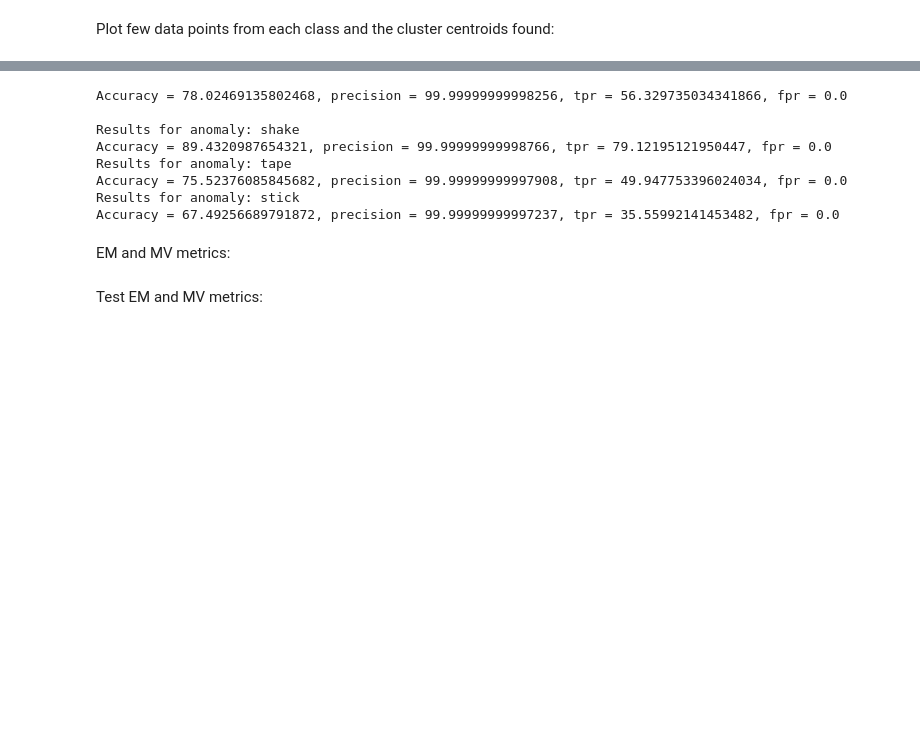
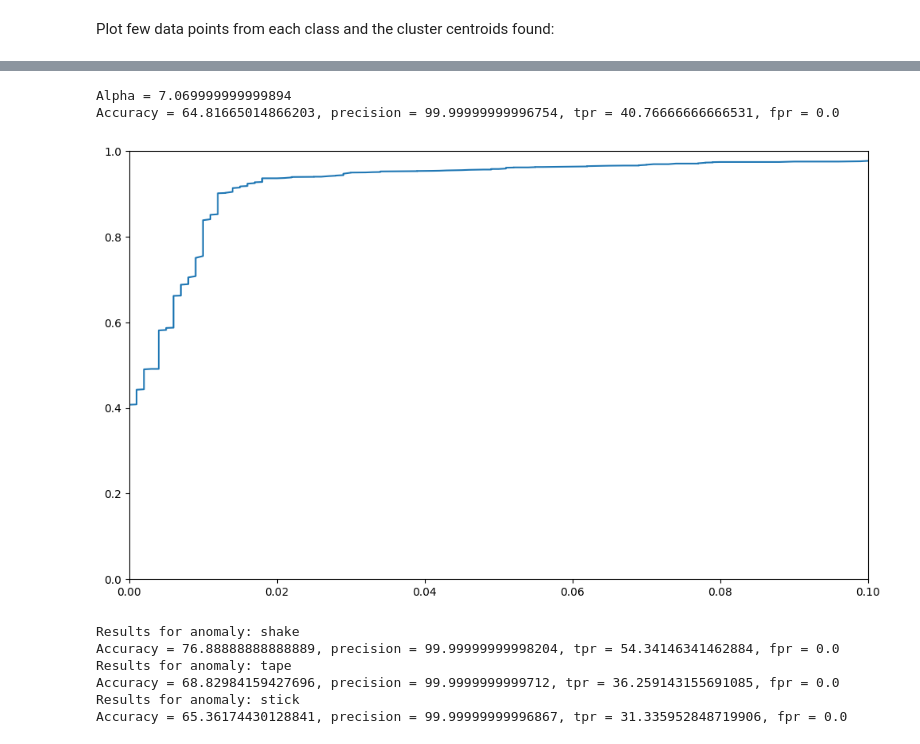
Before and after one commit to mizolotu/tiny_ml, a Jupyter notebook: fan_anomaly_detection.ipynb, the cells around one changed output, grey strips where cells are left out. Saved outputs shown, nothing was run; the diff lists cells and outputs as text; code cells hidden in the pictures; blank space fills up the shorter version.

```diff
--- a/fan_anomaly_detection.ipynb
+++ b/fan_anomaly_detection.ipynb
@@ -303,44 +303,56 @@ reals[np.where(Y_te != normal_behavior)] = 1
 
 fpr = 100
 alpha = 0
+alpha_max = 100
 alpha_step = 0.01
+fprs, tprs = [], []
 while (fpr > 0):
     dist_thrs = np.zeros(nclusters_max)
     for k in range(nclusters_max):
         idx = np.where(cl_labels_va == k)[0]
         dist_thrs[k] = np.mean(dists_va[idx]) + alpha * np.std(dists_va[idx])
     pred_thrs = dist_thrs[cl_labels_te]
     predictions = np.zeros(nte)
     predictions[np.where(dists_te > pred_thrs)[0]] = 1
-    fpr = len(np.where((predictions == 1) & (reals == 0))[0]) / (1e-10 + len(np.where(reals == 0)[0])) * 100
+    fpr = len(np.where((predictions == 1) & (reals == 0))[0]) / (1e-10 + len(np.where(reals == 0)[0]))
+    tpr = len(np.where((predictions == 1) & (reals == 1))[0]) / (1e-10 + len(np.where(reals == 1)[0]))
+    fprs.append(fpr)
+    tprs.append(tpr)
     alpha += alpha_step
-print(f'Accuracy = {accuracy}, precision = {precision}, tpr = {tpr}, fpr = {fpr}\n')
+alpha_best = alpha
+print(f'Alpha = {alpha_best}\nAccuracy = {accuracy}, precision = {precision}, tpr = {tpr * 100}, fpr = {fpr * 100}\n')
+
+pp.figure(figsize=(12,7))
+pp.plot(np.array(fprs), np.array(tprs))
+pp.xlim([0, 0.1])
+pp.ylim([0, 1])
+pp.show()
+pp.close()
 
 for i, anomaly in enumerate(anomalies):
     print(f'Results for anomaly: {labels[anomaly]}')
     idx = np.where((Y_te == anomaly) | (Y_te == normal_behavior))[0]
     nte = len(idx)
     D = np.linalg.norm(E_te_[idx, None, :] - C_[None, :, :], axis=-1)
     cl_labels = np.argmin(D, axis=1)
     dists = np.min(D, axis=1)
     pred_thrs = dist_thrs[cl_labels]
     reals = np.zeros(nte)
     reals[np.where(Y_te[idx] == anomaly)] = 1
     predictions = np.zeros(nte)
     predictions[np.where(dists > pred_thrs)[0]] = 1
     accuracy = len(np.where(predictions == reals)[0]) / nte * 100
     precision = len(np.where((predictions == 1) & (reals == 1))[0]) / (1e-10 + len(np.where(predictions == 1)[0])) * 100
     tpr = len(np.where((predictions == 1) & (reals == 1))[0]) / (1e-10 + len(np.where(reals == 1)[0])) * 100
     fpr = len(np.where((predictions == 1) & (reals == 0))[0]) / (1e-10 + len(np.where(reals == 0)[0])) * 100
     print(f'Accuracy = {accuracy}, precision = {precision}, tpr = {tpr}, fpr = {fpr}')
 # %% [output]
-Accuracy = 78.02469135802468, precision = 99.99999999998256, tpr = 56.329735034341866, fpr = 0.0
-
-Results for anomaly: shake
-Accuracy = 89.4320987654321, precision = 99.99999999998766, tpr = 79.12195121950447, fpr = 0.0
-Results for anomaly: tape
-Accuracy = 75.52376085845682, precision = 99.99999999997908, tpr = 49.947753396024034, fpr = 0.0
-Results for anomaly: stick
-Accuracy = 67.49256689791872, precision = 99.99999999997237, tpr = 35.55992141453482, fpr = 0.0
+Alpha = 7.069999999999894
+Accuracy = 64.81665014866203, precision = 99.99999999996754, tpr = 40.76666666666531, fpr = 0.0
+[figure, added]
+Results for anomaly: shake
+Accuracy = 76.88888888888889, precision = 99.99999999998204, tpr = 54.34146341462884, fpr = 0.0
+Results for anomaly: tape
+Accuracy = 68.82984159427696, precision = 99.9999999999712, tpr = 36.259143155691085, fpr = 0.0
+Results for anomaly: stick
+Accuracy = 65.36174430128841, precision = 99.99999999996867, tpr = 31.335952848719906, fpr = 0.0
-# %% [markdown]
-EM and MV metrics:
@@ -375,2 +358,0 @@ def mv(axis_alpha, volume_support, s_unif, s_X, n_generated):
-# %% [markdown]
-Test EM and MV metrics:
```
Also changed, not shown: parts of 19 cells of this notebook, 1 other file.
